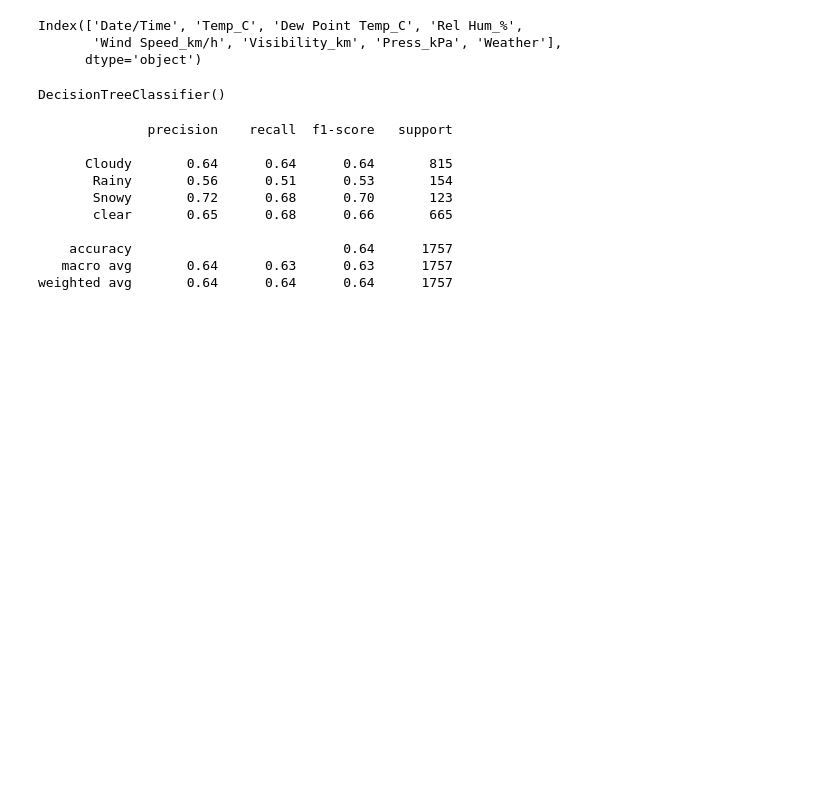
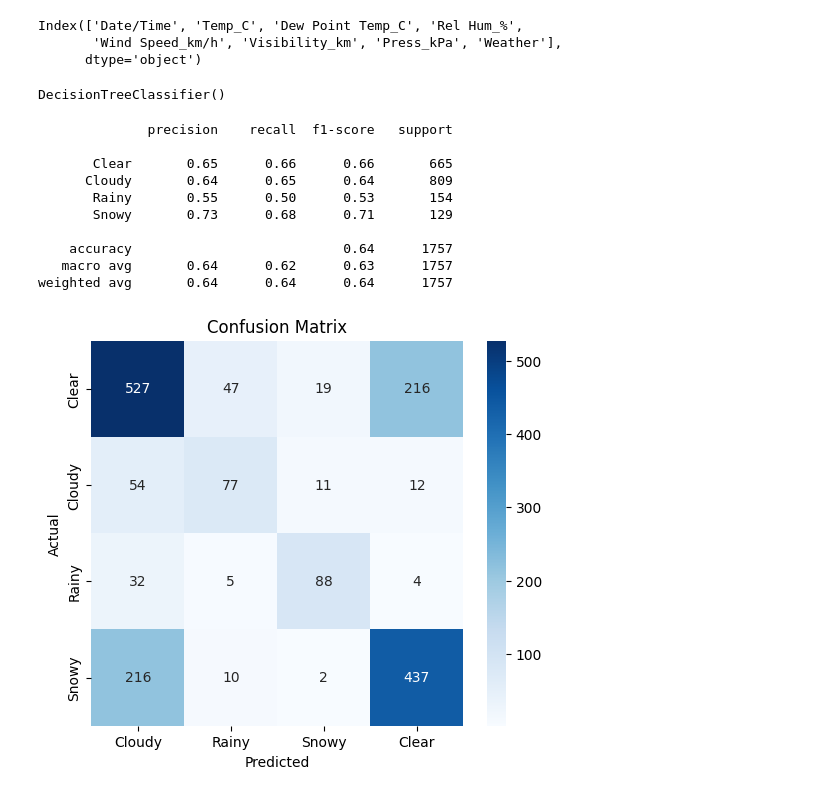
Before and after one commit to 21-LAKSHMI/AI-AND-ML, a Jupyter notebook: Weather.ipynb, the cells around one changed output. Drawn from its saved outputs; the diff is of its cells as text; code cells hidden in the pictures; blank space fills up the shorter version.

```diff
--- a/Weather.ipynb
+++ b/Weather.ipynb
@@ -71,13 +71,13 @@ Index(['Date/Time', 'Temp_C', 'Dew Point Temp_C', 'Rel Hum_%',
        'Wind Speed_km/h', 'Visibility_km', 'Press_kPa', 'Weather'],
       dtype='object')
 # %%
-# categorizing all weather into four category
+#categorizing the prediction column under 4 to 5 category
 def categorize_weather(condition):
     cond = condition.lower()
 
     # Mixed (Rain + Snow together)
     if "clear" in cond:
-        return "clear"
+        return "Clear"
 
     # Snowy
     elif any(word in cond for word in ["snow", "pellets", "freezing drizzle"]):
@@ -92,7 +92,7 @@ def categorize_weather(condition):
         return "Cloudy"
 
     else:
-      return "Cloudy"
+        return "Cloudy"
 # %%
 # storing the changed data into weather column
 dataset["Weather"] = dataset["Weather"].apply(categorize_weather)
@@ -133,11 +133,11 @@ print(cls)
 # %% [output]
               precision    recall  f1-score   support
 
-      Cloudy       0.64      0.64      0.64       815
-       Rainy       0.56      0.51      0.53       154
-       Snowy       0.72      0.68      0.70       123
-       clear       0.65      0.68      0.66       665
+       Clear       0.65      0.66      0.66       665
+      Cloudy       0.64      0.65      0.64       809
+       Rainy       0.55      0.50      0.53       154
+       Snowy       0.73      0.68      0.71       129
 
     accuracy                           0.64      1757
-   macro avg       0.64      0.63      0.63      1757
+   macro avg       0.64      0.62      0.63      1757
 weighted avg       0.64      0.64      0.64      1757
@@ -143,0 +150,14 @@ weighted avg       0.64      0.64      0.64      1757
+# %%
+#checking the prediction performance using confusion matrix
+cm = confusion_matrix(y_test, y_pred, labels=[ "Cloudy", "Rainy", "Snowy", "Clear"])
+
+# Display as heatmap
+plt.figure(figsize=(6,5))
+sns.heatmap(cm, annot=True, fmt="d", cmap="Blues", xticklabels=["Cloudy","Rainy","Snowy","Clear"],
+            yticklabels=["Clear","Cloudy","Rainy","Snowy"])
+plt.xlabel("Predicted")
+plt.ylabel("Actual")
+plt.title("Confusion Matrix")
+plt.show()
+# %% [output]
+[figure, added]
```
Also changed, not shown: parts of 1 cell of this notebook.
